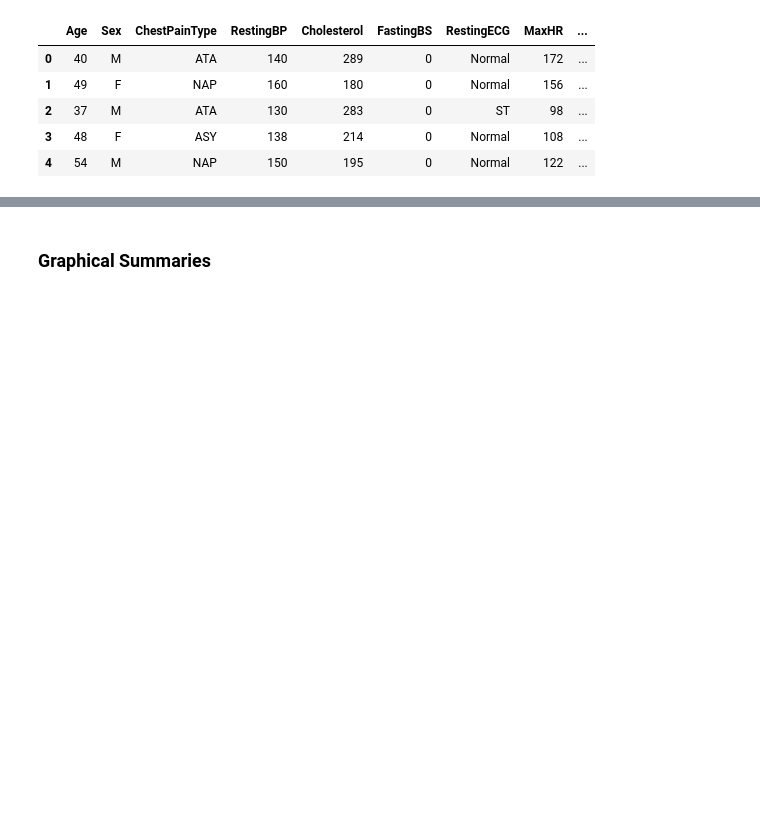
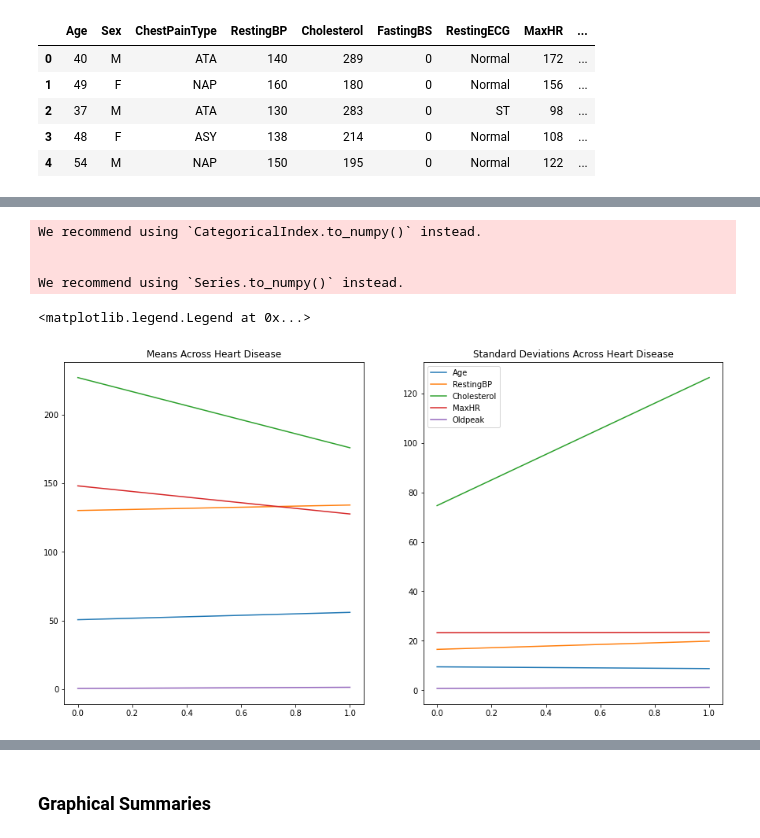
Before and after one commit to akoncsugit/HeartFailure, a Jupyter notebook: FinalProject.ipynb, the cells around one changed output, grey strips where cells are left out. Saved outputs shown, nothing was run; the diff lists cells and outputs as text; code cells hidden in the pictures; blank space fills up the shorter version.

```diff
--- a/FinalProject.ipynb
+++ b/FinalProject.ipynb
@@ -34,7 +38,7 @@ spark = SparkSession.builder.getOrCreate()
 # %%
 ## TO DO: READ IN DATA HERE
-pd_heart_data = pd.read_csv("./data/heart.csv")
-pd_heart_data.head()
+psdf_heart = ps.read_csv("./data/heart.csv")
+psdf_heart.head()
 # %% [output]
 |  | Age | Sex | ChestPainType | RestingBP | Cholesterol | FastingBS | RestingECG | MaxHR | ... |
 | 0 | 40 | M | ATA | 140 | 289 | 0 | Normal | 172 | ... |
@@ -64,0 +49,10 @@ only showing top 5 rows
+# %%
+# convert categorical variables into `category` type variable
+psdf_heart.Sex = psdf_heart.Sex.astype("category")
+psdf_heart.ChestPainType = psdf_heart.ChestPainType.astype("category")
+psdf_heart.RestingECG = psdf_heart.RestingECG.astype("category")
+psdf_heart.ExerciseAngina = psdf_heart.ExerciseAngina.astype("category")
+psdf_heart.ST_Slope = psdf_heart.ST_Slope.astype("category")
+psdf_heart.HeartDisease = psdf_heart.HeartDisease.astype("category")
+
+psdf_heart.info()
@@ -64,0 +117,6 @@ only showing top 5 rows
+# %%
+psdf_heart_summ_group = psdf_heart.groupby('HeartDisease').agg({'Age': ['mean', 'std'], 'RestingBP': ['mean', 'std'], \
+                                  'Cholesterol': ['mean', 'std'], 'MaxHR': ['mean', 'std'], \
+                                  'Oldpeak': ['mean', 'std'] \
+                          })
+psdf_heart_summ_group
@@ -64,0 +141,29 @@ only showing top 5 rows
+# %%
+# Using plots, we will observe the trend of means and std across the age
+
+figure, axis = plt.subplots(1, 2,figsize=(15, 8))
+
+axis[0].plot(psdf_heart_summ_group[('Age', 'mean')], label = "Age")
+axis[0].plot(psdf_heart_summ_group[('RestingBP', 'mean')], label = "RestingBP")
+axis[0].plot(psdf_heart_summ_group[('Cholesterol', 'mean')], label = "Cholesterol")
+axis[0].plot(psdf_heart_summ_group[('MaxHR', 'mean')], label = "MaxHR")
+axis[0].plot(psdf_heart_summ_group[('Oldpeak', 'mean')], label = "Oldpeak")
+
+axis[0].set_title("Means Across Heart Disease")
+
+axis[1].plot(psdf_heart_summ_group[('Age', 'std')], label = "Age")
+axis[1].plot(psdf_heart_summ_group[('RestingBP', 'std')], label = "RestingBP")
+axis[1].plot(psdf_heart_summ_group[('Cholesterol', 'std')], label = "Cholesterol")
+axis[1].plot(psdf_heart_summ_group[('MaxHR', 'std')], label = "MaxHR")
+axis[1].plot(psdf_heart_summ_group[('Oldpeak', 'std')], label = "Oldpeak")
+
+axis[1].set_title("Standard Deviations Across Heart Disease")
+
+plt.legend()
+# %% [output]
+We recommend using `CategoricalIndex.to_numpy()` instead.
+
+
+We recommend using `Series.to_numpy()` instead.
+<matplotlib.legend.Legend at 0x...>
+[figure, added]
```
Also changed, not shown: parts of 18 cells of this notebook.
